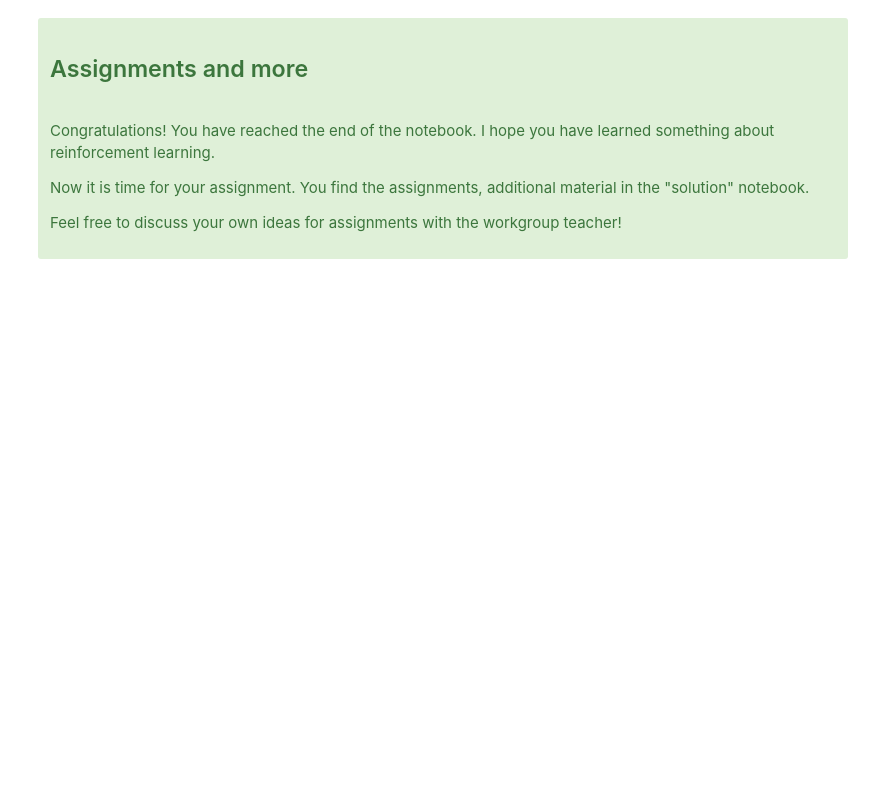
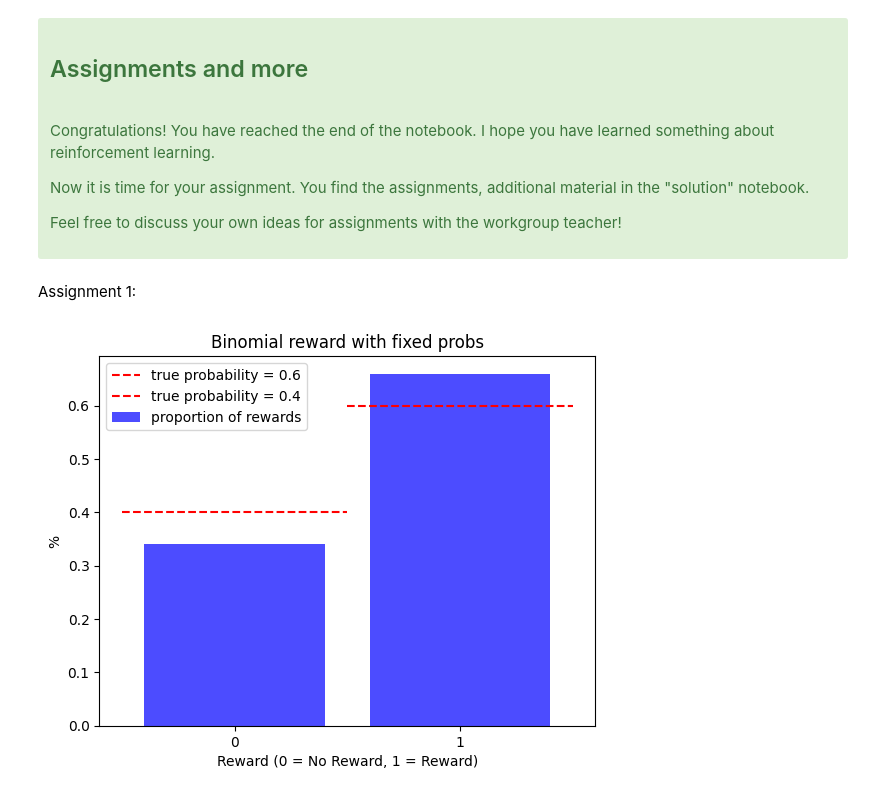
Before and after one commit to JesseK18/CM_RL, a Jupyter notebook: CM_RL-main/CogMod24_bandit_student.ipynb, the cells around one changed output. Saved outputs shown, nothing was run; the diff lists cells and outputs as text; code cells hidden in the pictures; blank space fills up the shorter version.

```diff
--- a/CM_RL-main/CogMod24_bandit_student.ipynb
+++ b/CM_RL-main/CogMod24_bandit_student.ipynb
@@ -629,3 +633,5 @@ Now it is time for your assignment. You find the assignments, additional materia
 Feel free to discuss your own ideas for assignments with the workgroup teacher!
 
 </div>
+# %% [markdown]
+Assignment 1:
@@ -631,0 +668,20 @@ Feel free to discuss your own ideas for assignments with the workgroup teacher!
+# %%
+# Run and visualize agents
+
+#1
+n_trials = 100
+fixed_binomial_bandit = generate_uniform_bandit(n_trials, prob=0.6)
+
+# Plotting
+unique, counts = np.unique(fixed_binomial_bandit, return_counts=True)
+plt.bar(unique, counts / n_trials, color='blue', alpha=0.7, label='proportion of rewards')
+plt.hlines(0.6, 0.5, 1.5, color='red', linestyles='--', label='true probability = 0.6')
+plt.hlines(0.4, -0.5, 0.5, color='red', linestyles='--', label='true probability = 0.4')
+plt.title("Binomial reward with fixed probs")
+plt.xlabel("Reward (0 = No Reward, 1 = Reward)")
+plt.ylabel("%")
+plt.xticks([0, 1])
+plt.legend()
+plt.show()
+# %% [output]
+[figure, added]
```
Also changed, not shown: parts of 13 cells of this notebook.
